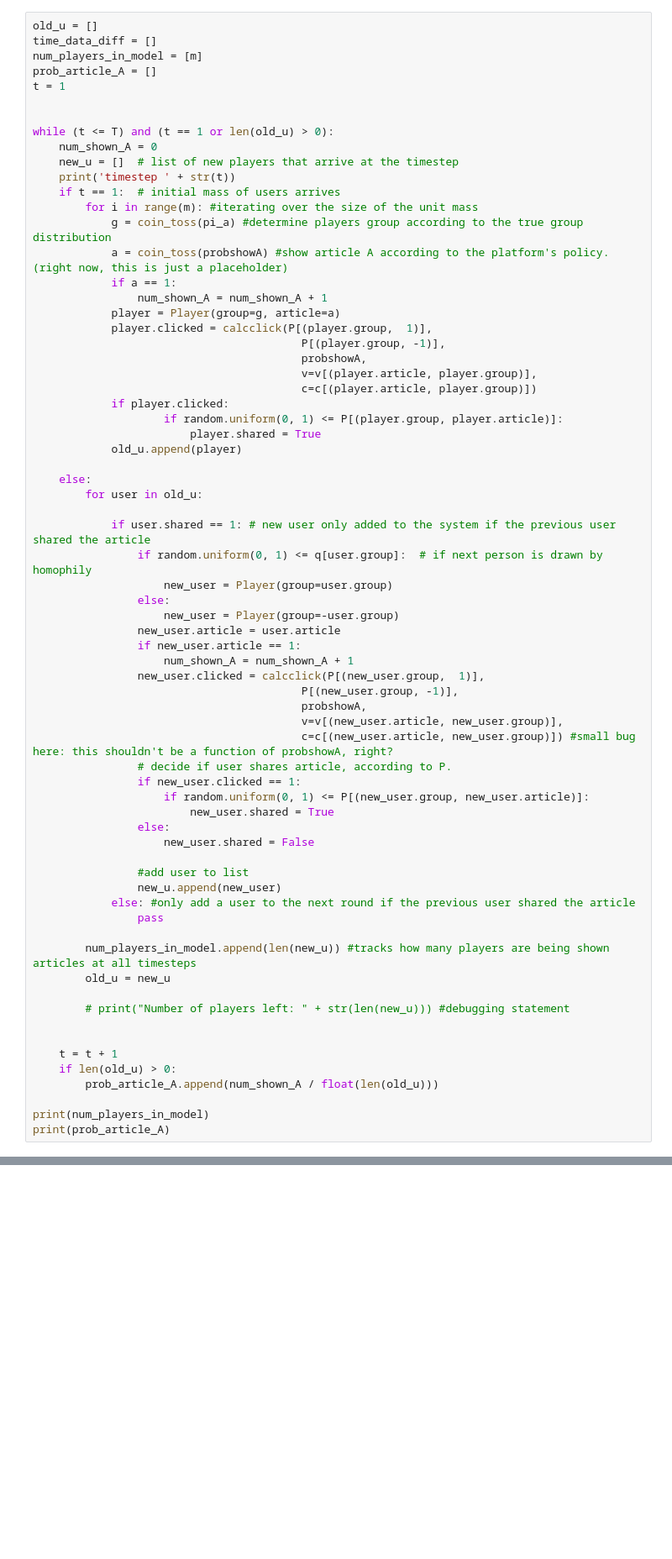
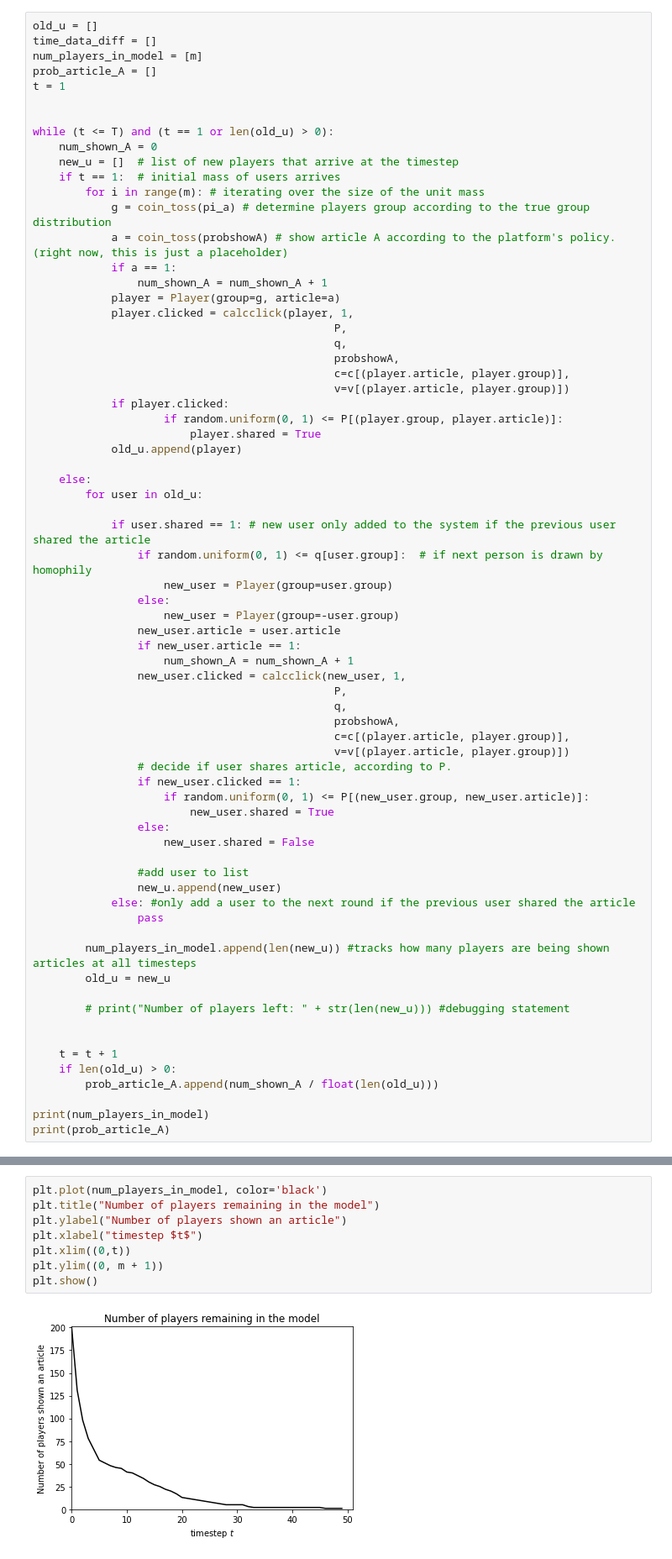
Before and after one commit to jfinocchiaro/long-term-fair-mdps, a Jupyter notebook: political-influence/simulations.ipynb, the cells around one changed output, grey strips where cells are left out. Shown at 84% size. Saved outputs shown, nothing was run; the diff lists cells and outputs as text; blank space fills up the shorter version.

Commit message:
Simulations work!  Now just need to figure out the platform optimization

```diff
--- a/political-influence/simulations.ipynb
+++ b/political-influence/simulations.ipynb
@@ -65,19 +63,19 @@ t = 1
 while (t <= T) and (t == 1 or len(old_u) > 0):
     num_shown_A = 0
     new_u = []  # list of new players that arrive at the timestep
-    print('timestep ' + str(t))
     if t == 1:  # initial mass of users arrives
-        for i in range(m): #iterating over the size of the unit mass
-            g = coin_toss(pi_a) #determine players group according to the true group distribution
-            a = coin_toss(probshowA) #show article A according to the platform's policy.  (right now, this is just a placeholder)
+        for i in range(m): # iterating over the size of the unit mass
+            g = coin_toss(pi_a) # determine players group according to the true group distribution
+            a = coin_toss(probshowA) # show article A according to the platform's policy.  (right now, this is just a placeholder)
             if a == 1:
                 num_shown_A = num_shown_A + 1
             player = Player(group=g, article=a)
-            player.clicked = calcclick(P[(player.group,  1)],
-                                         P[(player.group, -1)],
-                                         probshowA,
-                                         v=v[(player.article, player.group)],
-                                         c=c[(player.article, player.group)])
+            player.clicked = calcclick(player, 1,
+                                              P,
+                                              q,
+                                              probshowA,
+                                              c=c[(player.article, player.group)],
+                                              v=v[(player.article, player.group)])
             if player.clicked:
                     if random.uniform(0, 1) <= P[(player.group, player.article)]:
                         player.shared = True
@@ -94,11 +92,12 @@ while (t <= T) and (t == 1 or len(old_u) > 0):
                 new_user.article = user.article
                 if new_user.article == 1:
                     num_shown_A = num_shown_A + 1
-                new_user.clicked = calcclick(P[(new_user.group,  1)],
-                                         P[(new_user.group, -1)],
-                                         probshowA,
-                                         v=v[(new_user.article, new_user.group)],
-                                         c=c[(new_user.article, new_user.group)]) #small bug here: this shouldn't be a function of probshowA, right?
+                new_user.clicked = calcclick(new_user, 1,
+                                              P,
+                                              q,
+                                              probshowA,
+                                              c=c[(player.article, player.group)],
+                                              v=v[(player.article, player.group)])
                 # decide if user shares article, according to P.
                 if new_user.clicked == 1:
                     if random.uniform(0, 1) <= P[(new_user.group, new_user.article)]:
@@ -144,3 +138,13 @@ Number of players left: 104
+# %%
+plt.plot(num_players_in_model, color='black')
+plt.title("Number of players remaining in the model")
+plt.ylabel("Number of players shown an article")
+plt.xlabel("timestep $t$")
+plt.xlim((0,t))
+plt.ylim((0, m + 1))
+plt.show()
+# %% [output]
+[figure, added]
 # %%
 plt.plot(time_data_diff, color='black')
 plt.title("Mass of articles being shown over time")
```
Also changed, not shown: parts of 6 cells of this notebook, 1 other file.
